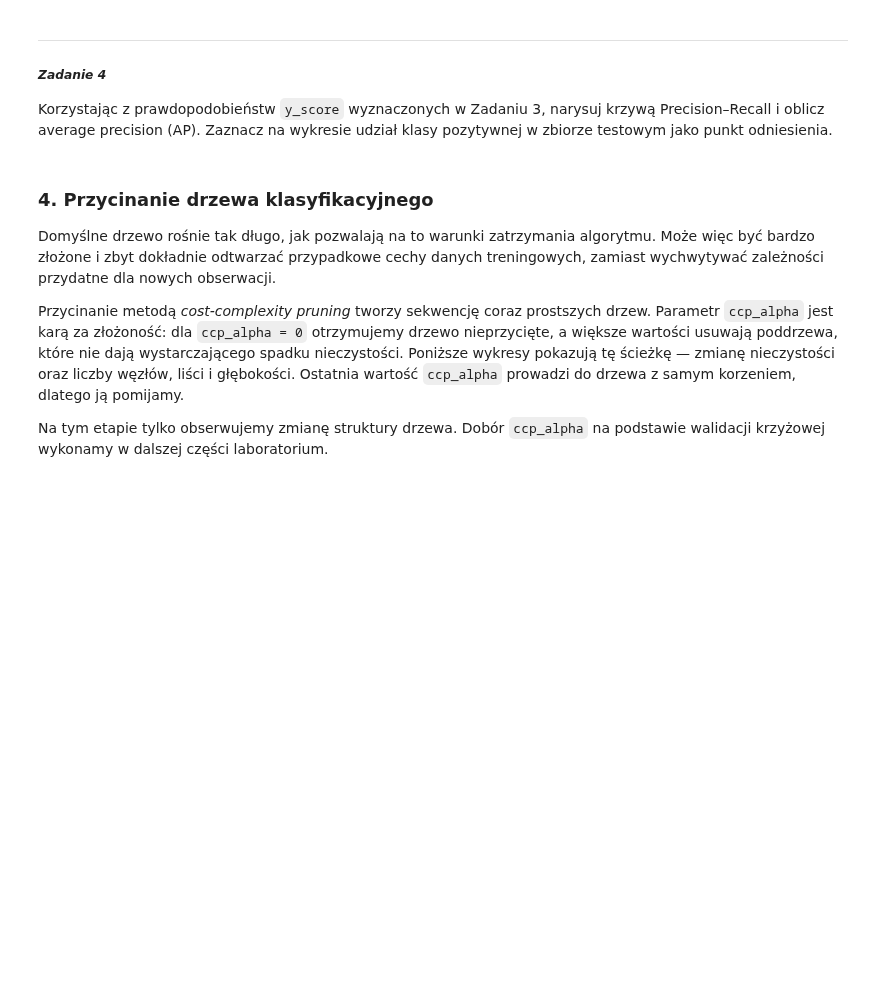
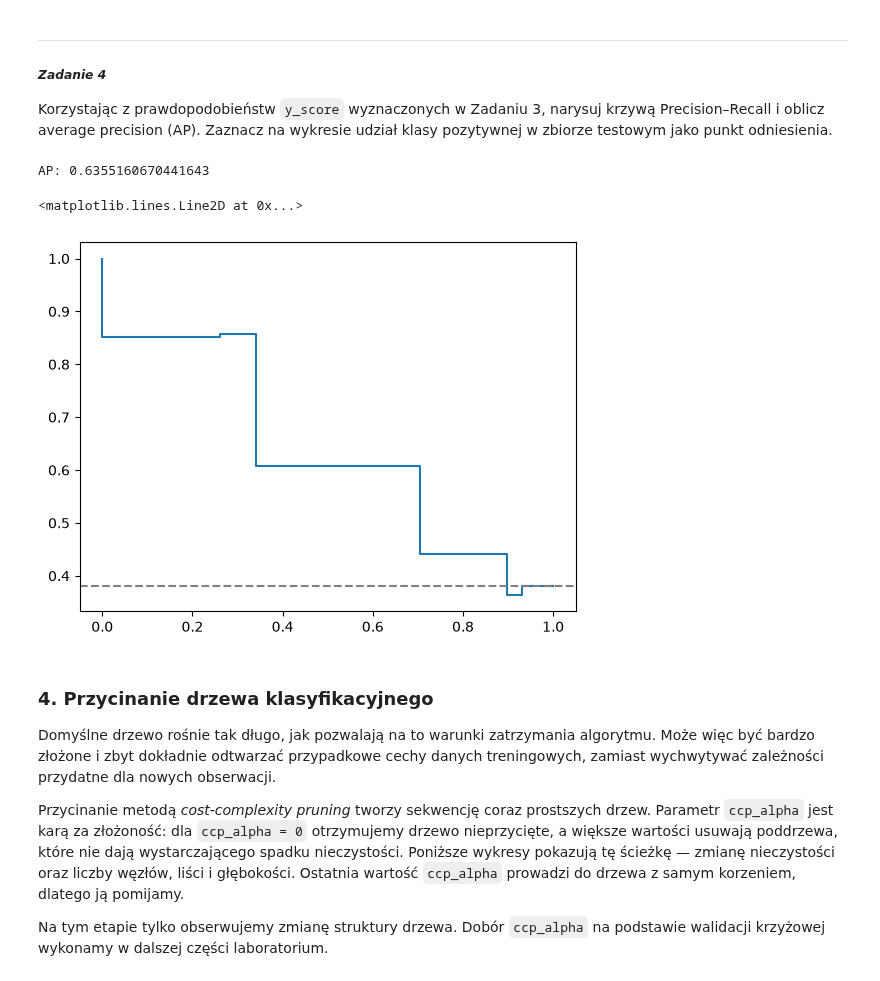
Before and after one commit to pkb-pmj/pw-sem5-ml, a Jupyter notebook: labs/lab03/lab03.ipynb, the cells around one changed output. Saved outputs shown, nothing was run; the diff lists cells and outputs as text; code cells hidden in the pictures; blank space fills up the shorter version.

```diff
--- a/labs/lab03/lab03.ipynb
+++ b/labs/lab03/lab03.ipynb
@@ -139,6 +203,17 @@ gdzie $P_n$ i $R_n$ oznaczają odpowiednio precyzję i czułość dla $n$-tego p
 ##### *Zadanie 4*
 
 Korzystając z prawdopodobieństw `y_score` wyznaczonych w Zadaniu 3, narysuj krzywą Precision–Recall i oblicz average precision (AP). Zaznacz na wykresie udział klasy pozytywnej w zbiorze testowym jako punkt odniesienia.
+# %%
+precision, recall, thresholds = precision_recall_curve(y_test, y_score)
+print("AP:", average_precision_score(y_test, y_score))
+plt.step(recall, precision, where="post")
+# plt.xlim((-0.1, 1.1))
+# plt.ylim((-0.1, 1.1))
+plt.axhline(np.mean(y_test), linestyle="--", color="gray")
+# %% [output]
+AP: 0.6355160670441643
+<matplotlib.lines.Line2D at 0x...>
+[figure, added]
 # %% [markdown]
 ### 4. Przycinanie drzewa klasyfikacyjnego
 
```
Also changed, not shown: parts of 14 cells of this notebook.
